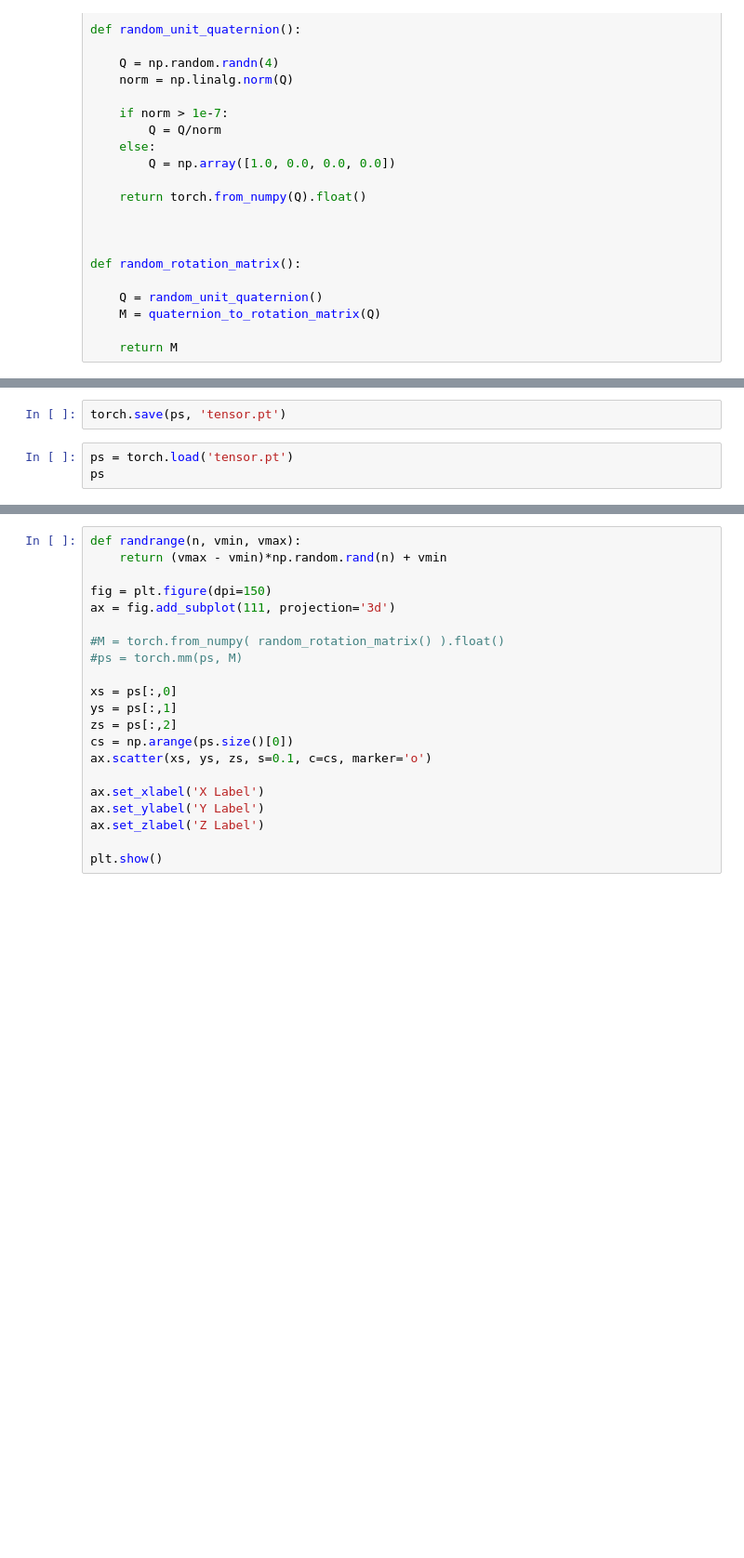
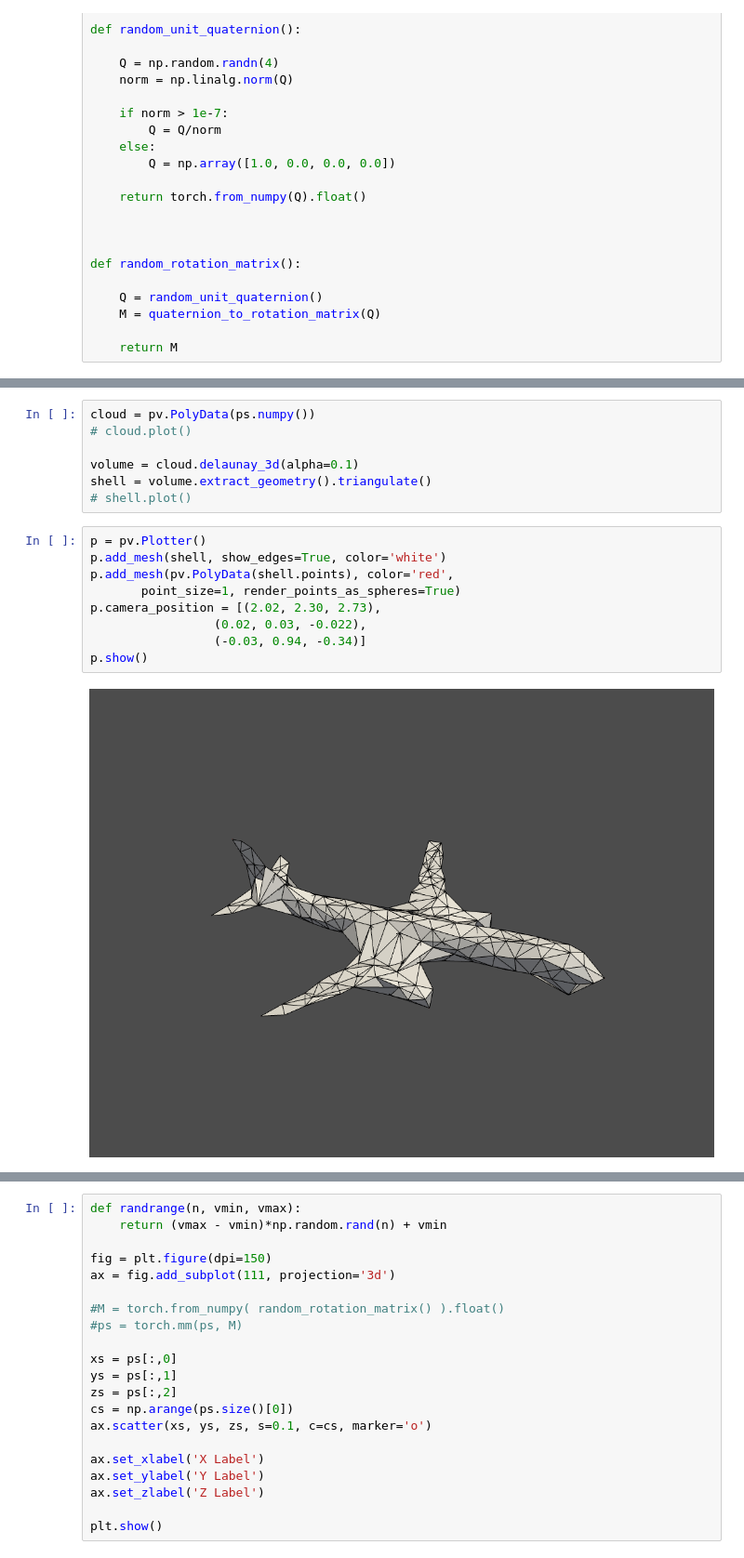
Before and after one commit to codearxiv/Files, a Jupyter notebook: pointAlign/pointAlign.ipynb, the cells around one changed output, grey strips where cells are left out. Shown at 93% size. Cells and saved outputs as stored; diff of their text form; blank space fills up the shorter version.

```diff
--- a/pointAlign/pointAlign.ipynb
+++ b/pointAlign/pointAlign.ipynb
@@ -123,8 +127,21 @@ print(ps.size(), ps.type(), lb.size(), lb.type(), n, f)
 # %% [output]
 datasize: 12137
 torch.Size([256, 3]) torch.FloatTensor torch.Size([1]) torch.LongTensor airplane 02691156/points/d4d61a35e8b568fb7f1f82f6fc8747b8.pts
-# %%
-torch.save(ps, 'tensor.pt')
-# %%
-ps = torch.load('tensor.pt')
-ps
+# %%
+cloud = pv.PolyData(ps.numpy())
+# cloud.plot()
+
+volume = cloud.delaunay_3d(alpha=0.1)
+shell = volume.extract_geometry().triangulate()
+# shell.plot()
+# %%
+p = pv.Plotter()
+p.add_mesh(shell, show_edges=True, color='white')
+p.add_mesh(pv.PolyData(shell.points), color='red',
+       point_size=1, render_points_as_spheres=True)
+p.camera_position = [(2.02, 2.30, 2.73),
+                 (0.02, 0.03, -0.022),
+                 (-0.03, 0.94, -0.34)]
+p.show()
+# %% [output]
+[figure, added]
```
Also changed, not shown: parts of 11 cells of this notebook, 1 other file.
